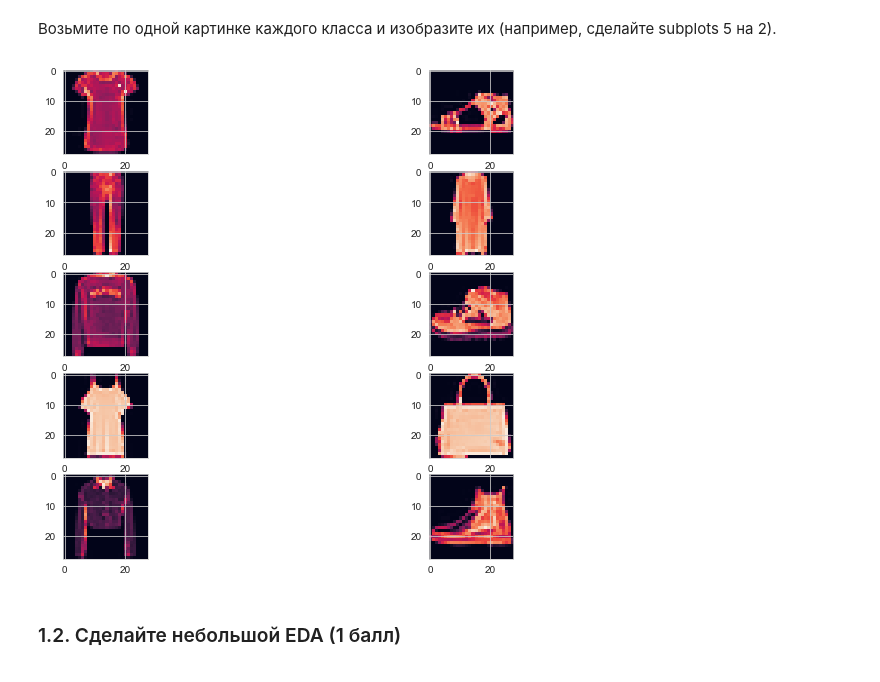
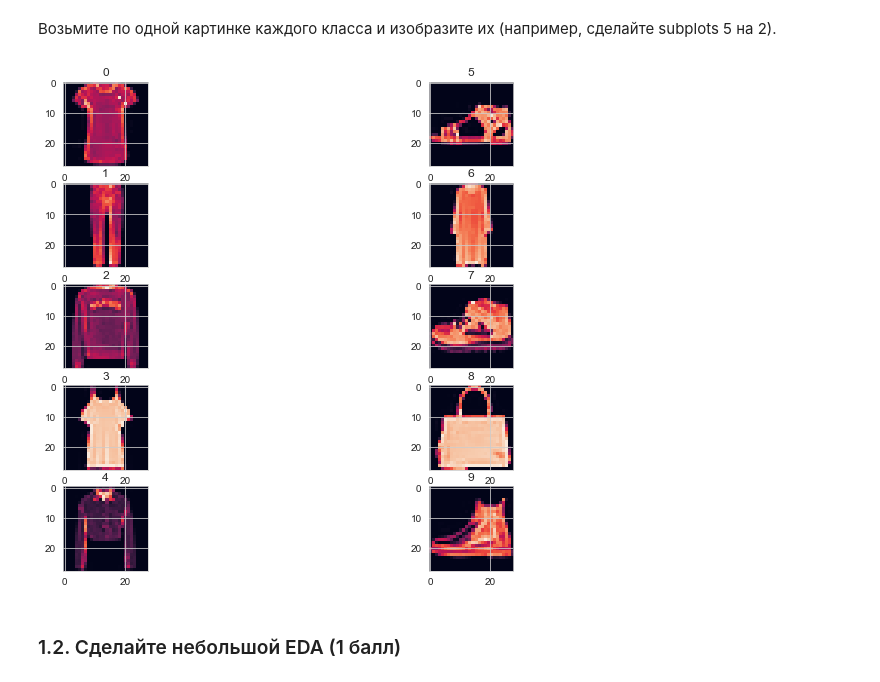
Before and after one commit to Tatiana-kik/BI_ML_2021, a Jupyter notebook: lesson_1_intro_knn/homework/KNN.ipynb, the cells around one changed output. Cells and saved outputs as stored; diff of their text form; code cells hidden in the pictures.

```diff
--- a/lesson_1_intro_knn/homework/KNN.ipynb
+++ b/lesson_1_intro_knn/homework/KNN.ipynb
@@ -60,11 +60,12 @@ plt.axis("off");
 # %%
 fig, axs = plt.subplots(5, 2)
 ten_images = []
 for i in range(0, 10):
     axs[i%5, i // 5].imshow(X[y == str(i)][0].reshape(28, 28, 1))
+    axs[i%5, i // 5].set_title(i)
 plt.show()
 # %% [output]
-[figure, old version]
+[figure, new version]
 # %% [markdown]
 ### 1.2. Сделайте небольшой EDA (1 балл)
 # %% [markdown]
```
Also changed, not shown: parts of 6 cells of this notebook, 3 other files.
